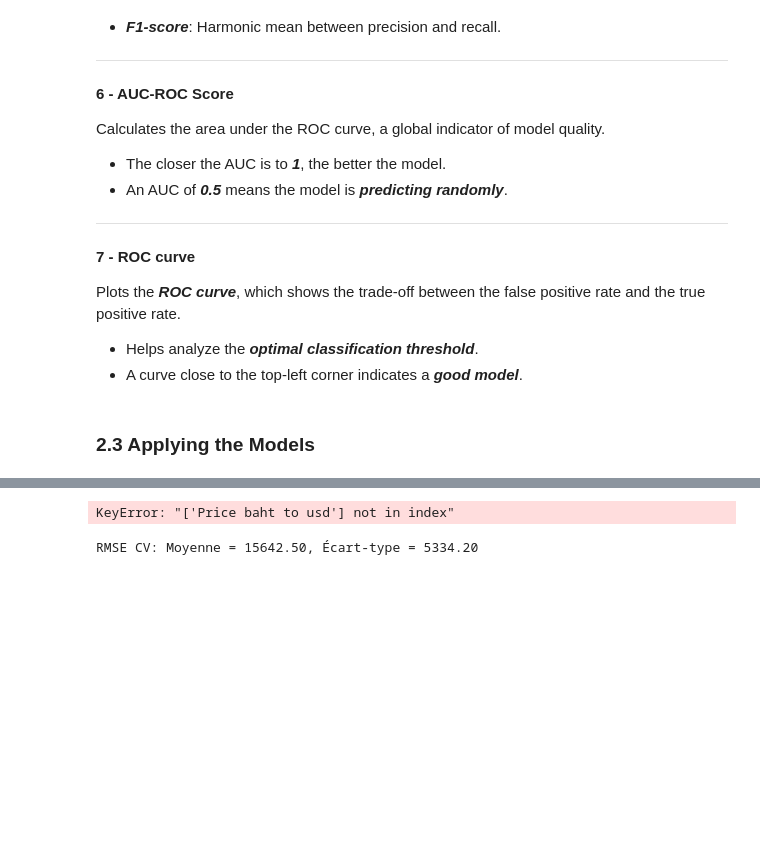
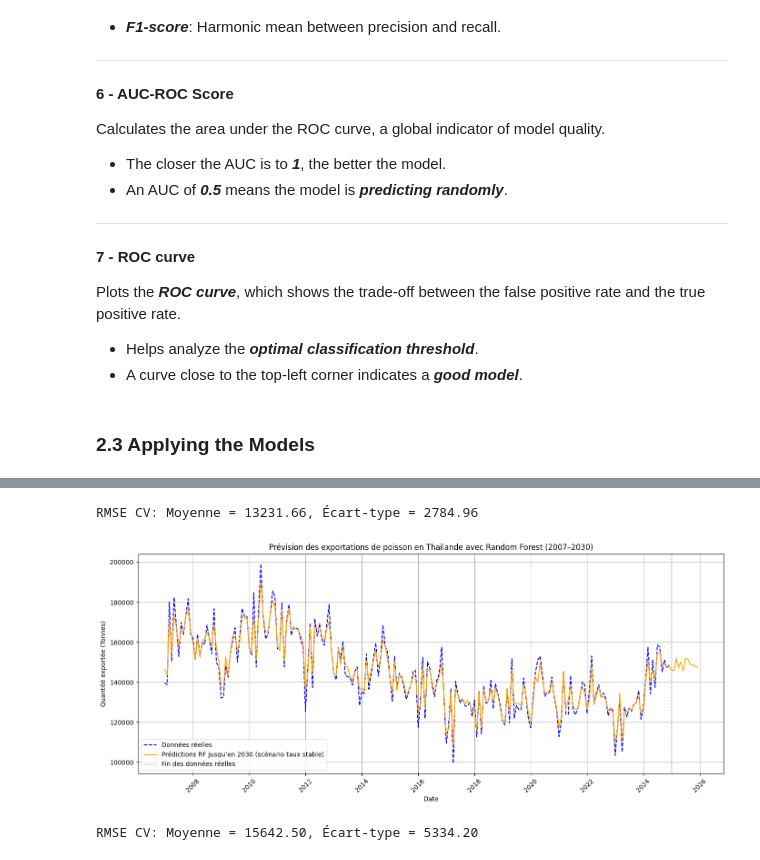
Before and after one commit to Samuel-JULLY/KMUTNB_internship, a Jupyter notebook: Projet.ipynb, the cells around one changed output, grey strips where cells are left out. Drawn from its saved outputs; the diff is of its cells as text; code cells hidden in the pictures; blank space fills up the shorter version.

Commit message:
Supression of baht

```diff
--- a/Projet.ipynb
+++ b/Projet.ipynb
@@ -438,7 +438,7 @@ df['month_sin'] = np.sin(2 * np.pi * df['month_of_year'] / 12)
 df['month_cos'] = np.cos(2 * np.pi * df['month_of_year'] / 12)
 
 # Features + cible
-X = df[['month_num', 'month_sin', 'month_cos', 'Price baht to usd']]
+X = df[['month_num', 'month_sin', 'month_cos']]
 y = df['Grand Total Quantity (Tons)'].values
 
 # Modèle
@@ -475,44 +475,35 @@ all_month_cos = np.cos(2 * np.pi * all_month_of_year / 12)
 # - pour 2025–2030 : utiliser une valeur constante (moyenne)
 last_real_month = df['month'].max()
 price_projection_start = last_real_month + pd.DateOffset(months=1)
 
-# Moyenne du taux de change (par exemple 2022–2024, ou toute la période)
-price_mean = df['Price baht to usd'].mean()
 
-# Construire la série complète de taux de change
-price_known = df.set_index('month')['Price baht to usd']
-price_future = pd.Series(price_mean, index=pd.date_range(start=price_projection_start, end="2025-12-01", freq='MS'))
-price_full = pd.concat([price_known, price_future])
-
-# Aligner les prix au même index que all_months
-price_aligned = price_full.reindex(all_months).fillna(method='ffill')
 
 # Créer DataFrame de prédiction complet
 X_all = pd.DataFrame({
     'month_num': all_month_nums,
     'month_sin': all_month_sin,
     'month_cos': all_month_cos,
-    'Price baht to usd': price_aligned.values
 })
 
 # Prédiction
 y_all_pred = model.predict(X_all)
 
 # ---------- AFFICHAGE ----------
 plt.figure(figsize=(14, 6))
 plt.plot(df['month'], y, label="Données réelles", linestyle="--", color='blue')
 plt.plot(all_months, y_all_pred, label="Prédictions RF jusqu’en 2030 (scénario taux stable)", color='orange')
 plt.axvline(x=pd.to_datetime("2024-12-31"), color='grey', linestyle=':', label='Fin des données réelles')
 plt.xlabel("Date")
 plt.ylabel("Quantité exportée (Tonnes)")
 plt.title("Prévision des exportations de poisson en Thaïlande avec Random Forest (2007–2030)")
 plt.legend()
 plt.grid(True)
 plt.xticks(rotation=45)
 plt.tight_layout()
 plt.show()
 # %% [output]
-KeyError: "['Price baht to usd'] not in index"
+RMSE CV: Moyenne = 13231.66, Écart-type = 2784.96
+[figure, added]
 # %%
 import pandas as pd
 from sklearn.tree import DecisionTreeRegressor
```
Also changed, not shown: parts of 2 cells of this notebook.
